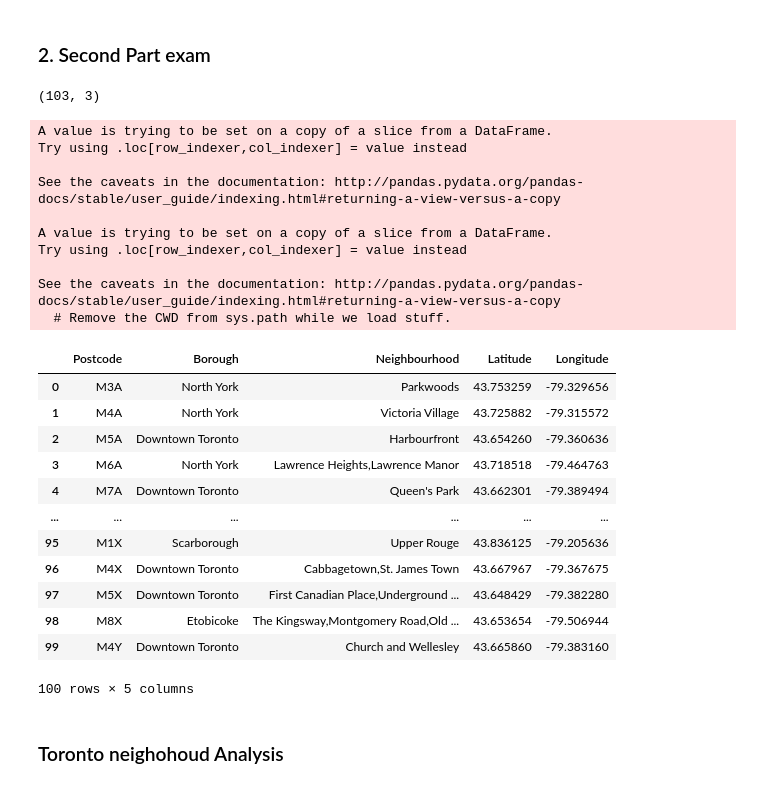
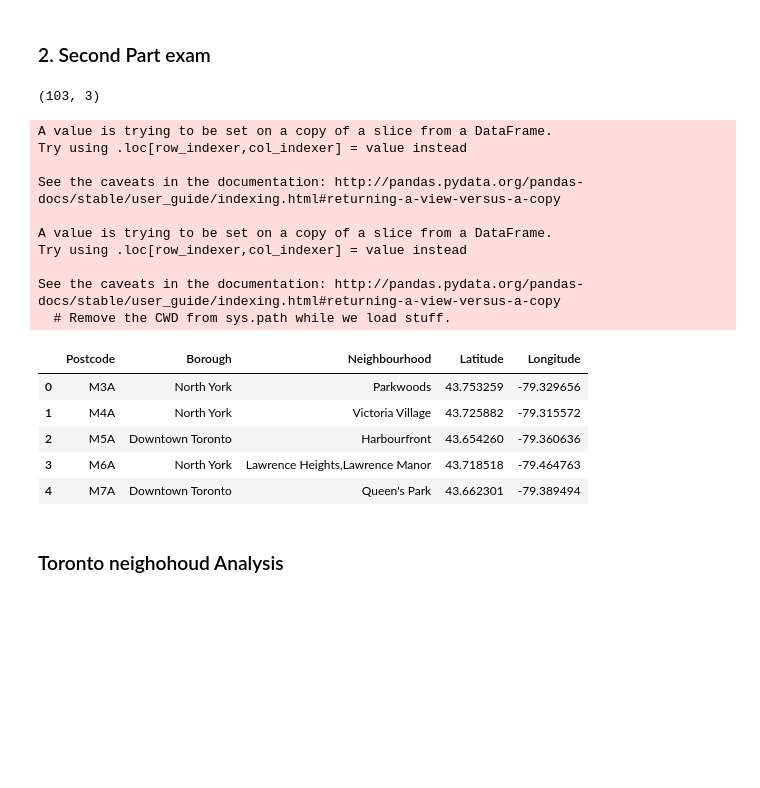
Before and after one commit to hmrizak/hm-ibm-rep, a Jupyter notebook: Week3_A_P3.ipynb, the cells around one changed output. Drawn from its saved outputs; the diff is of its cells as text; code cells hidden in the pictures; blank space fills up the shorter version.

```diff
--- a/Week3_A_P3.ipynb
+++ b/Week3_A_P3.ipynb
@@ -34,41 +44,34 @@ df_org=df[0]
 df=df_org[df_org['Borough']!='Not assigned']
 mask=df[df['Neighbourhood']=='Not assigned']
 df['Neighbourhood'] = np.where((df.Neighbourhood == 'Not assigned'),df.Borough,df.Neighbourhood)
 
 df['Neighbourhood'] = df[['Postcode','Borough','Neighbourhood']].groupby(['Postcode','Borough'])['Neighbourhood'].transform(lambda x: ','.join(x))
 dfg=df[['Postcode','Borough','Neighbourhood']].drop_duplicates()
 print(dfg.shape)
 
 df_coord=pd.read_csv('Geospatial_Coordinates.csv')
 merged_inner = pd.merge(left=dfg,right=df_coord, left_on='Postcode', right_on='Postal Code')
 merged_inner.drop("Postal Code",axis=1,inplace=True)
 merged_inner.shape
-merged_inner.head(100)
+merged_inner.head()
 # %% [output]
 (103, 3)
 A value is trying to be set on a copy of a slice from a DataFrame.
 Try using .loc[row_indexer,col_indexer] = value instead
 
 See the caveats in the documentation: http://pandas.pydata.org/pandas-docs/stable/user_guide/indexing.html#returning-a-view-versus-a-copy
 
 A value is trying to be set on a copy of a slice from a DataFrame.
 Try using .loc[row_indexer,col_indexer] = value instead
 
 See the caveats in the documentation: http://pandas.pydata.org/pandas-docs/stable/user_guide/indexing.html#returning-a-view-versus-a-copy
   # Remove the CWD from sys.path while we load stuff.
 |  | Postcode | Borough | Neighbourhood | Latitude | Longitude |
 | 0 | M3A | North York | Parkwoods | 43.753259 | -79.329656 |
 | 1 | M4A | North York | Victoria Village | 43.725882 | -79.315572 |
 | 2 | M5A | Downtown Toronto | Harbourfront | 43.654260 | -79.360636 |
 | 3 | M6A | North York | Lawrence Heights,Lawrence Manor | 43.718518 | -79.464763 |
 | 4 | M7A | Downtown Toronto | Queen's Park | 43.662301 | -79.389494 |
-| ... | ... | ... | ... | ... | ... |
-| 95 | M1X | Scarborough | Upper Rouge | 43.836125 | -79.205636 |
-| 96 | M4X | Downtown Toronto | Cabbagetown,St. James Town | 43.667967 | -79.367675 |
-| 97 | M5X | Downtown Toronto | First Canadian Place,Underground ... | 43.648429 | -79.382280 |
-| 98 | M8X | Etobicoke | The Kingsway,Montgomery Road,Old ... | 43.653654 | -79.506944 |
-| 99 | M4Y | Downtown Toronto | Church and Wellesley | 43.665860 | -79.383160 |
-100 rows × 5 columns
 # %% [markdown]
 ### Toronto neighohoud Analysis
 # %%
```
Also changed, not shown: parts of 7 cells of this notebook.
